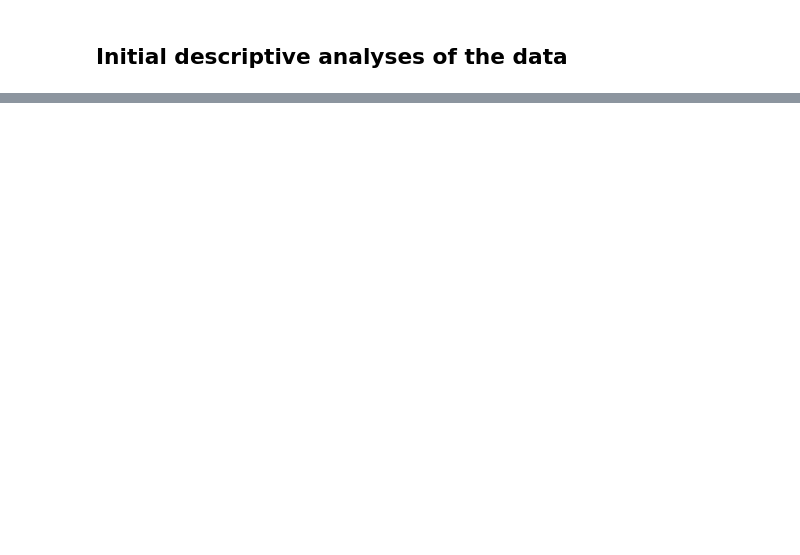
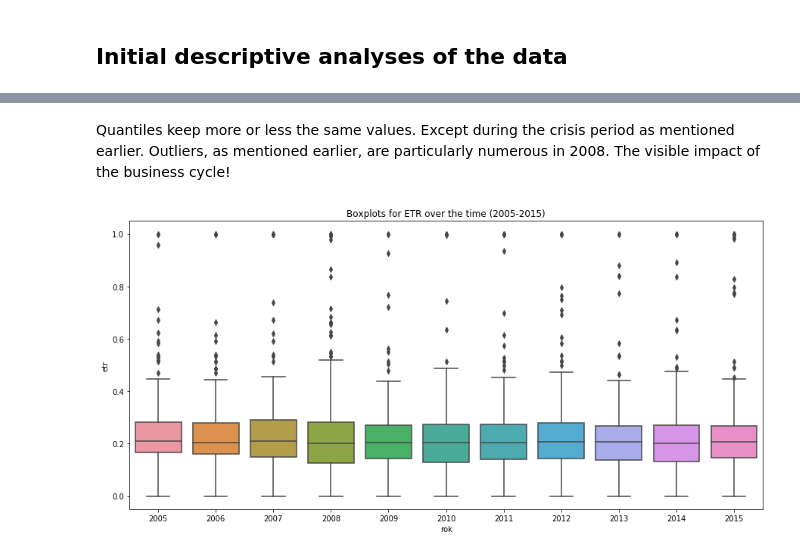
Before and after one commit to michaelwozniak/ML_small_dataset, a Jupyter notebook: notebooks/project_description_and_data_preparation.ipynb, the cells around one changed output, grey strips where cells are left out. Cells and saved outputs as stored; diff of their text form; code cells hidden in the pictures; blank space fills up the shorter version.

```diff
--- a/notebooks/project_description_and_data_preparation.ipynb
+++ b/notebooks/project_description_and_data_preparation.ipynb
@@ -352,0 +470,8 @@ df.head()
+# %% [markdown]
+Quantiles keep more or less the same values. Except during the crisis period as mentioned earlier. Outliers, as mentioned earlier, are particularly numerous in 2008. The visible impact of the business cycle!
+# %%
+plt.figure(figsize=(15, 7))
+sns.boxplot(df.rok, df.etr).set(title = "Boxplots for ETR over the time (2005-2015)")
+plt.show()
+# %% [output]
+[figure, added]
```
Also changed, not shown: parts of 66 cells of this notebook, 3 other files.
